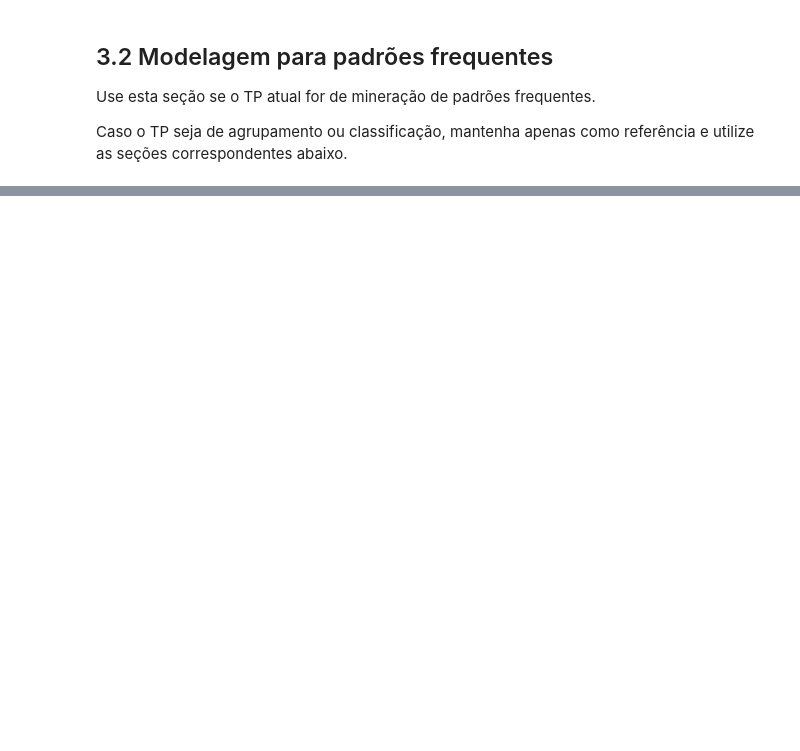
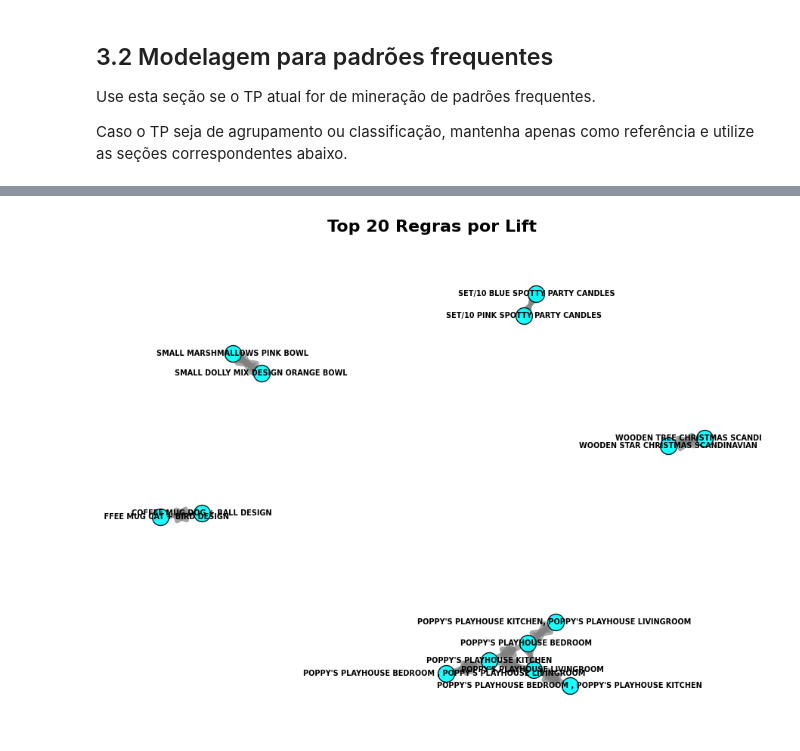
Before and after one commit to jg2alv/tp1-md, a Jupyter notebook: tp1/Fase 3/TP1_Fase3_Grupo13.ipynb, the cells around one changed output, grey strips where cells are left out. Saved outputs shown, nothing was run; the diff lists cells and outputs as text; code cells hidden in the pictures; blank space fills up the shorter version.

Commit message:
Secao 3 -  modelagem

```diff
--- a/tp1/Fase 3/TP1_Fase3_Grupo13.ipynb
+++ b/tp1/Fase 3/TP1_Fase3_Grupo13.ipynb
@@ -672,7 +670,7 @@ Use esta seção se o TP atual for de mineração de padrões frequentes.
 
 Caso o TP seja de agrupamento ou classificação, mantenha apenas como referência e utilize as seções correspondentes abaixo.
 # %%
-# Modelagem para padrões frequentes: Apriori e FP-Growth
+# Modelagem para padrões frequentes: FP-Growth
 # Esta célula depende de mlxtend. Instale se necessário: pip install mlxtend
 
 
@@ -689,17 +687,6 @@ def executar_padroes_frequentes(transacoes, min_support=0.05, min_confidence=0.6
     df_transacoes = pd.DataFrame(matriz, columns=te.columns_)
 
     resultados = {}
-
-    inicio = time.time()
-    itemsets_apriori = apriori(df_transacoes, min_support=min_support, use_colnames=True)
-    regras_apriori = association_rules(itemsets_apriori, metric="confidence", min_threshold=min_confidence)
-    tempo_apriori = time.time() - inicio
-
-    resultados["Apriori"] = {
-        "itemsets": itemsets_apriori,
-        "regras": regras_apriori,
-        "tempo_segundos": tempo_apriori
-    }
 
     inicio = time.time()
     itemsets_fpgrowth = fpgrowth(df_transacoes, min_support=min_support, use_colnames=True)
@@ -731,13 +718,14 @@ def resumir_padroes_frequentes(resultados):
             "n_regras": len(regras),
             "tempo_segundos": round(info["tempo_segundos"], 4),
             "confianca_media": regras["confidence"].mean() if len(regras) > 0 else np.nan,
-            "lift_medio": regras["lift"].mean() if len(regras) > 0 and "lift" in regras.columns else np.nan
+            "lift_medio": regras["lift"].mean() if len(regras) > 0 and "lift" in regras.columns else np.nan,
+            "conviccao_medio": regras["conviction"].mean() if len(regras) > 0 and "conviction" in regras.columns else np.nan
         })
 
     return pd.DataFrame(linhas)
 
 # Exemplo de uso:
 # transacoes = gerar_transacoes_de_coluna(df_prep, TRANSACTION_COLUMN)
-# resultados_padroes = executar_padroes_frequentes(transacoes, min_support=0.05, min_confidence=0.6)
+# resultados_padroes = executar_padroes_frequentes(transacoes, min_support=0.005, min_confidence=0.5)
 # resumo_padroes = resumir_padroes_frequentes(resultados_padroes)
 # display(resumo_padroes)
@@ -891,0 +757,2 @@ def executar_classificacao_basica(X: pd.DataFrame, y: pd.Series, test_size: floa
+# %%
+resultados_padroes = executar_padroes_frequentes(transacoes, min_support=0.01, min_confidence=0.5)
@@ -891,0 +799,55 @@ def executar_classificacao_basica(X: pd.DataFrame, y: pd.Series, test_size: floa
+# %%
+try:
+    import networkx as nx
+except ImportError:
+    print("Biblioteca networkx não instalada. Instale com: pip install networkx")
+else:
+
+    G = nx.DiGraph()
+    top_20 = resultados_padroes["FP-Growth"]["regras"].sort_values(by=['lift'], ascending=[False]).head(20).copy()
+    top_20['antecedents'] = top_20['antecedents'].apply(traduzir_frozenset)
+    top_20['consequents'] = top_20['consequents'].apply(traduzir_frozenset)
+
+    for _, row in top_20.iterrows():
+        peso = row["lift"]
+        antecedente = row['antecedents']
+        consequente = row['consequents']
+        G.add_edge(antecedente, consequente, weight=peso)
+
+    # Configuração visual do Grafo
+    plt.figure(figsize=(9, 7))
+
+    pos = nx.spring_layout(G, k=0.8, iterations=50)
+
+    # Desenha os nós (itens)
+    nx.draw_networkx_nodes(G, pos,
+                           node_size=250,
+                           node_color="cyan",
+                           edgecolors="black",
+                           alpha=0.9)
+
+    # Desenha as arestas (Regras). A espessura da linha é proporcional ao Lift
+    pesos_arestas = [G[u][v]['weight'] for u, v in G.edges()]
+    espessuras = [min(max(p * 0.8, 1), 5) for p in pesos_arestas]
+
+    nx.draw_networkx_edges(G, pos,
+                           width=espessuras,
+                           edge_color="grey",
+                           alpha=0.7,
+                           arrows=True,
+                           arrowsize=25)
+
+    # Adiciona os rótulos
+    nx.draw_networkx_labels(G, pos,
+                            font_size=7,
+                            font_weight="bold",
+                            font_family="sans-serif")
+
+    plt.title(f"Top 20 Regras por Lift",
+              fontsize=16, fontweight='bold', pad=20)
+    plt.axis('off')
+    plt.savefig("outputs/top20_graph")
+    plt.tight_layout()
+    plt.show()
+# %% [output]
+[figure, added]
```
Also changed, not shown: parts of 41 cells of this notebook, 3 other files.
